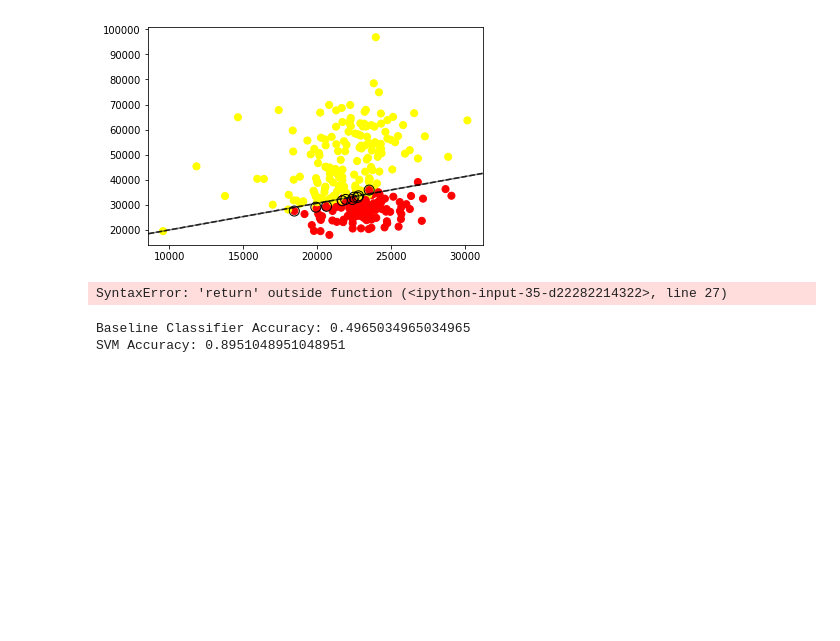
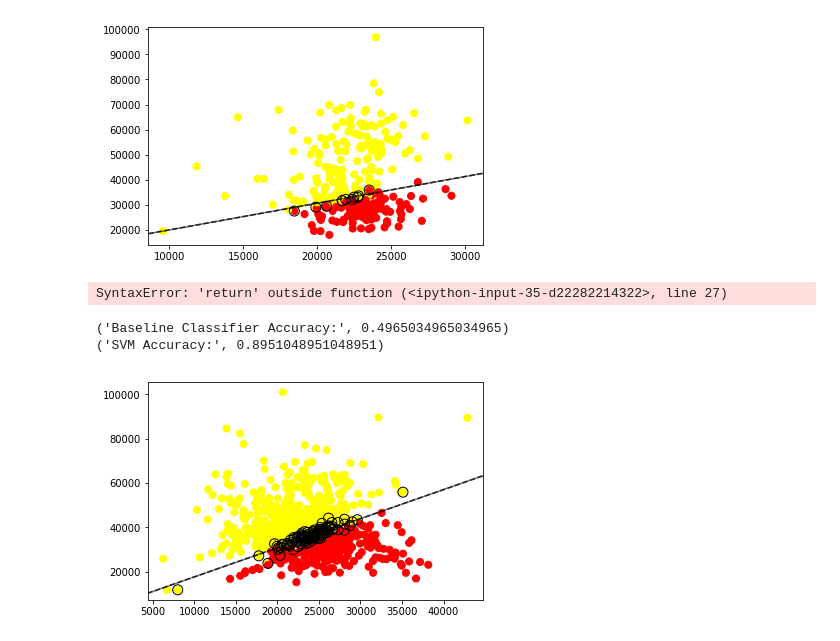
Before and after one commit to YJDave/cs418-s20-cs418_spring20_mighty_python, a Jupyter notebook: SVM_learner.ipynb, the cells around one changed output. Cells and saved outputs as stored; diff of their text form; code cells hidden in the pictures; blank space fills up the shorter version.

```diff
--- a/SVM_learner.ipynb
+++ b/SVM_learner.ipynb
@@ -207,19 +207,21 @@ SyntaxError: 'return' outside function (<ipython-input-35-d22282214322>, line 27
 # %%
 learner = sklearn.svm.SVC(kernel = 'linear',gamma='auto')
 
 X , y = df_school[['Average Debt', 'Earnings']].values.tolist(), df_school['Good Investment']
 X_train, X_test, y_train, y_test = train_test_split(X, y, random_state=0)
 
 dummy_clf = DummyClassifier()
 dummy_clf.fit(X_train, y_train)
 prediction = dummy_clf.predict(X_test)
 print("Baseline Classifier Accuracy:",metrics.accuracy_score(y_test, prediction))
 
 learner.fit(X_train, y_train)
 prediction = learner.predict(X_test)
 print("SVM Accuracy:",metrics.accuracy_score(y_test, prediction))
+plot_SVM_results(df_school, learner)
 # %% [output]
-Baseline Classifier Accuracy: 0.4965034965034965
-SVM Accuracy: 0.8951048951048951
+('Baseline Classifier Accuracy:', 0.4965034965034965)
+('SVM Accuracy:', 0.8951048951048951)
+[figure, added]
 # %%
 #plotting results for schools
```
Also changed, not shown: parts of 1 cell of this notebook.
